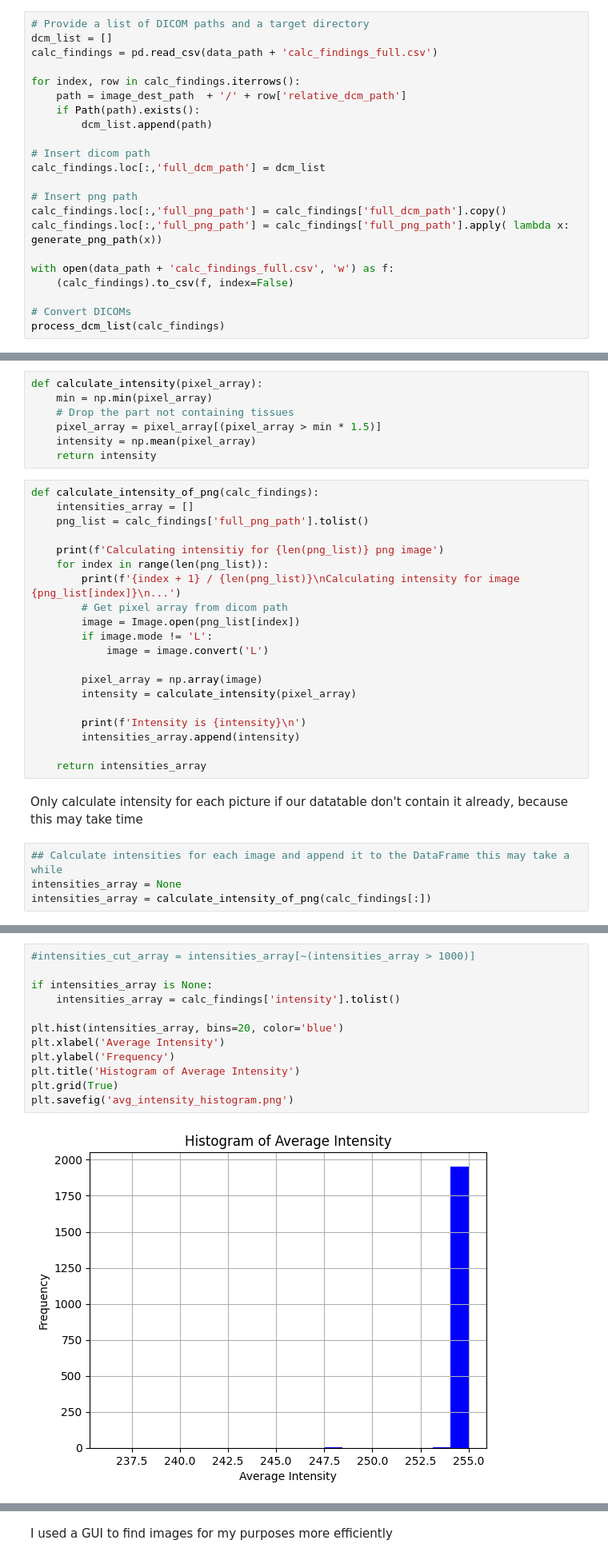
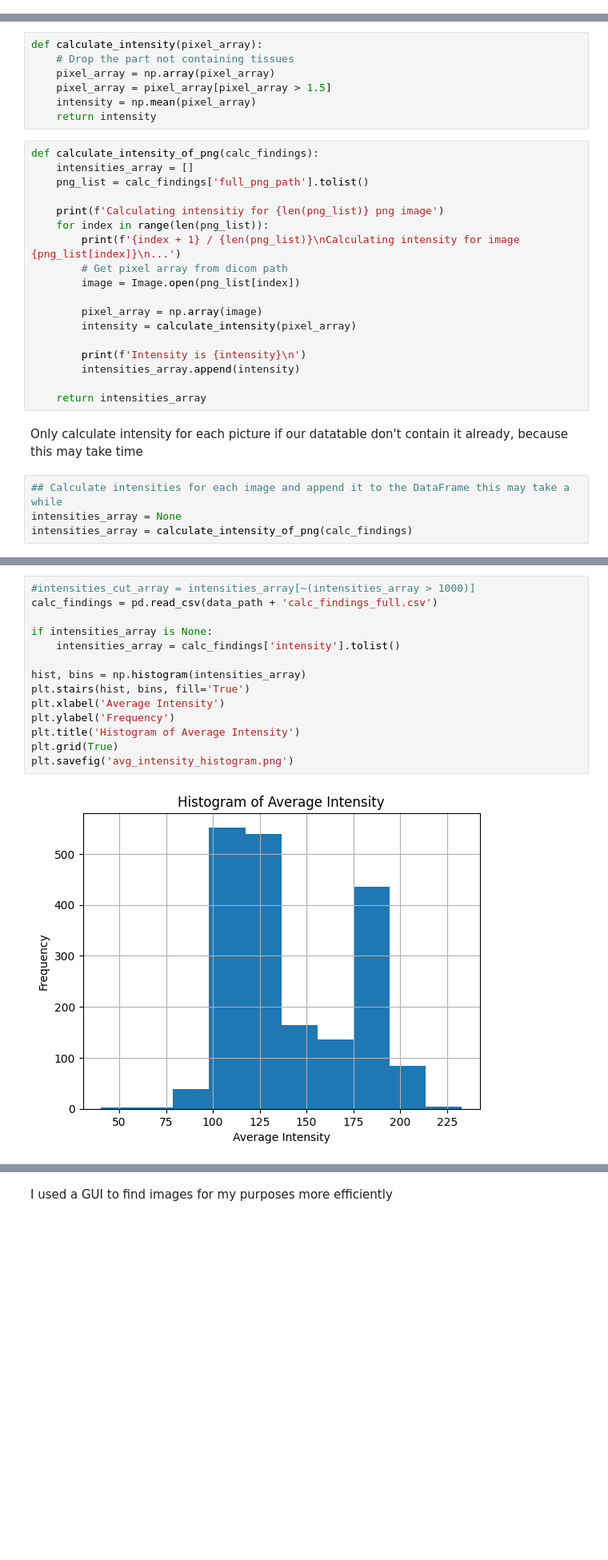
Before and after one commit to dudderThugger/laboratory-mammography, a Jupyter notebook: mammography_seg_ml.ipynb, the cells around one changed output, grey strips where cells are left out. Shown at 80% size. Saved outputs shown, nothing was run; the diff lists cells and outputs as text; blank space fills up the shorter version.

```diff
--- a/mammography_seg_ml.ipynb
+++ b/mammography_seg_ml.ipynb
@@ -247,25 +270,3 @@ def process_dcm_list(findings_df):
 
             # Save PNG
             save_dcm_image_as_png(img, png_list[i])
-# %%
-# Provide a list of DICOM paths and a target directory
-dcm_list = []
-calc_findings = pd.read_csv(data_path + 'calc_findings_full.csv')
-
-for index, row in calc_findings.iterrows():
-    path = image_dest_path  + '/' + row['relative_dcm_path']
-    if Path(path).exists():
-        dcm_list.append(path)
-
-# Insert dicom path
-calc_findings.loc[:,'full_dcm_path'] = dcm_list
-
-# Insert png path
-calc_findings.loc[:,'full_png_path'] = calc_findings['full_dcm_path'].copy()
-calc_findings.loc[:,'full_png_path'] = calc_findings['full_png_path'].apply( lambda x: generate_png_path(x))
-
-with open(data_path + 'calc_findings_full.csv', 'w') as f:
-    (calc_findings).to_csv(f, index=False)
-
-# Convert DICOMs
-process_dcm_list(calc_findings)
@@ -285,9 +325,9 @@ import matplotlib.pyplot as plt
 from PIL import Image
 # %%
 def calculate_intensity(pixel_array):
-    min = np.min(pixel_array)
     # Drop the part not containing tissues
-    pixel_array = pixel_array[(pixel_array > min * 1.5)]
+    pixel_array = np.array(pixel_array)
+    pixel_array = pixel_array[pixel_array > 1.5]
     intensity = np.mean(pixel_array)
     return intensity
 # %%
@@ -300,8 +340,6 @@ def calculate_intensity_of_png(calc_findings):
         print(f'{index + 1} / {len(png_list)}\nCalculating intensity for image {png_list[index]}\n...')
         # Get pixel array from dicom path
         image = Image.open(png_list[index])
-        if image.mode != 'L':
-            image = image.convert('L')
 
         pixel_array = np.array(image)
         intensity = calculate_intensity(pixel_array)
@@ -315,7 +353,7 @@ Only calculate intensity for each picture if our datatable don't contain it alre
 # %%
 ## Calculate intensities for each image and append it to the DataFrame this may take a while
 intensities_array = None
-intensities_array = calculate_intensity_of_png(calc_findings[:])
+intensities_array = calculate_intensity_of_png(calc_findings)
 # %% [output]
 Calculating intensitiy for 1960 png image
 1 / 1960
@@ -337,17 +385,19 @@ Calculating intensity for image /media/szelesteya/F824D4D024D492CC/EMBED-images/
 # %%
 #intensities_cut_array = intensities_array[~(intensities_array > 1000)]
+calc_findings = pd.read_csv(data_path + 'calc_findings_full.csv')
 
 if intensities_array is None:
     intensities_array = calc_findings['intensity'].tolist()
 
-plt.hist(intensities_array, bins=20, color='blue')
+hist, bins = np.histogram(intensities_array)
+plt.stairs(hist, bins, fill='True')
 plt.xlabel('Average Intensity')
 plt.ylabel('Frequency')
 plt.title('Histogram of Average Intensity')
 plt.grid(True)
 plt.savefig('avg_intensity_histogram.png')
 # %% [output]
-[figure, old version]
+[figure, new version]
 # %%
 # Insert intensities in the DataFrame and save the histogram
 calc_findings.loc[:,'intensity'] = intensities_array
```
Also changed, not shown: parts of 27 cells of this notebook, 1 other file.
